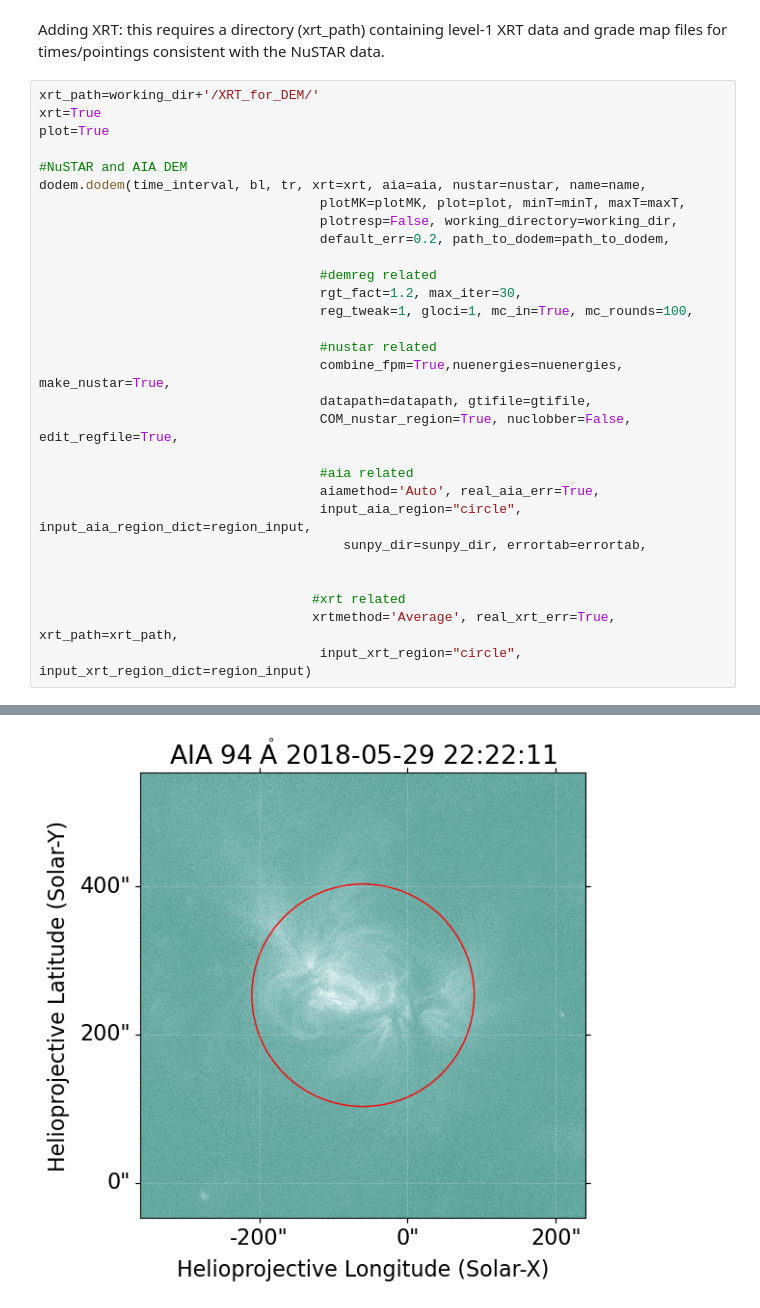
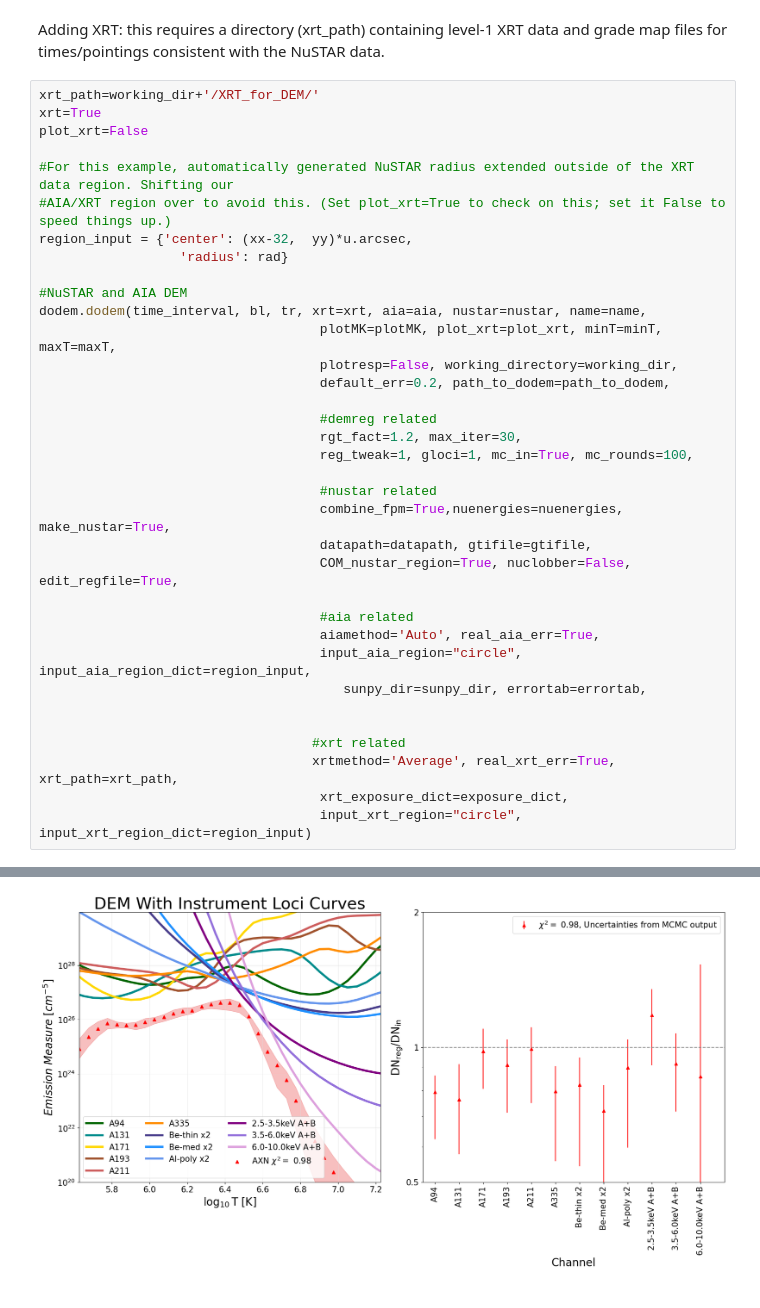
Before and after one commit to jessiemcd/do-dem, a Jupyter notebook: getting_started.ipynb, the cells around one changed output, grey strips where cells are left out. Drawn from its saved outputs; the diff is of its cells as text.

Commit message:
adding xrt example

```diff
--- a/getting_started.ipynb
+++ b/getting_started.ipynb
@@ -211,11 +211,16 @@ Adding XRT: this requires a directory (xrt_path) containing level-1 XRT data and
 # %%
 xrt_path=working_dir+'/XRT_for_DEM/'
 xrt=True
-plot=True
+plot_xrt=False
+
+#For this example, automatically generated NuSTAR radius extended outside of the XRT data region. Shifting our
+#AIA/XRT region over to avoid this. (Set plot_xrt=True to check on this; set it False to speed things up.)
+region_input = {'center': (xx-32,  yy)*u.arcsec,
+                  'radius': rad}
 
 #NuSTAR and AIA DEM
 dodem.dodem(time_interval, bl, tr, xrt=xrt, aia=aia, nustar=nustar, name=name,
-                                    plotMK=plotMK, plot=plot, minT=minT, maxT=maxT,
+                                    plotMK=plotMK, plot_xrt=plot_xrt, minT=minT, maxT=maxT,
                                     plotresp=False, working_directory=working_dir,
                                     default_err=0.2, path_to_dodem=path_to_dodem,
 
@@ -236,6 +241,7 @@ dodem.dodem(time_interval, bl, tr, xrt=xrt, aia=aia, nustar=nustar, name=name,
 
                                    #xrt related
                                    xrtmethod='Average', real_xrt_err=True, xrt_path=xrt_path,
+                                    xrt_exposure_dict=exposure_dict,
                                     input_xrt_region="circle", input_xrt_region_dict=region_input)
 # %% [output]
 Start Time:  2018-05-29T22:22:00.000
@@ -247 +265 @@ NameError: name 'colors' is not defined
-[figure, old version]
+[figure, new version]
```
Also changed, not shown: parts of 2 cells of this notebook, 3 other files.
